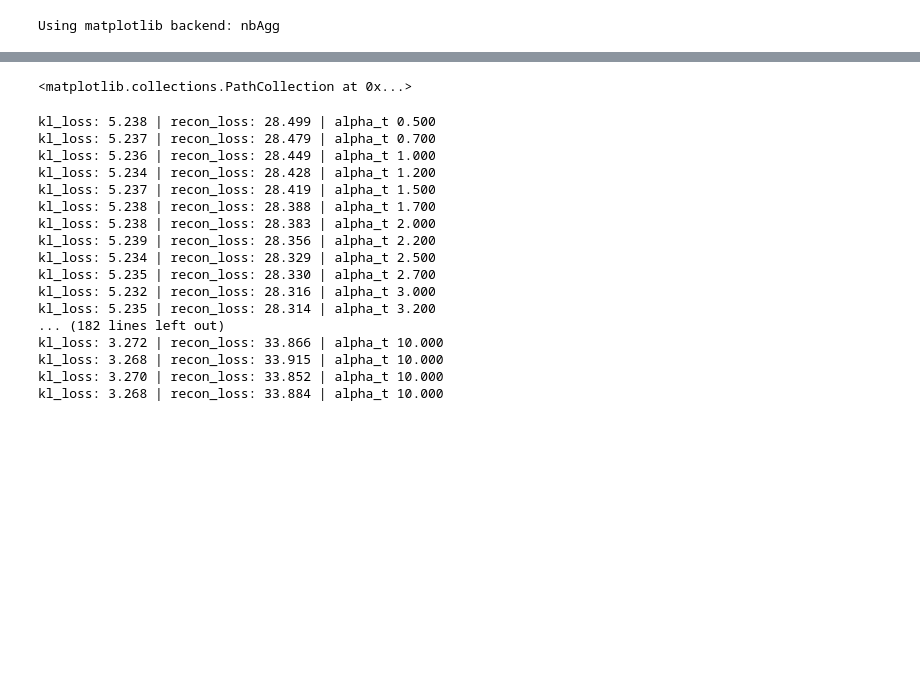
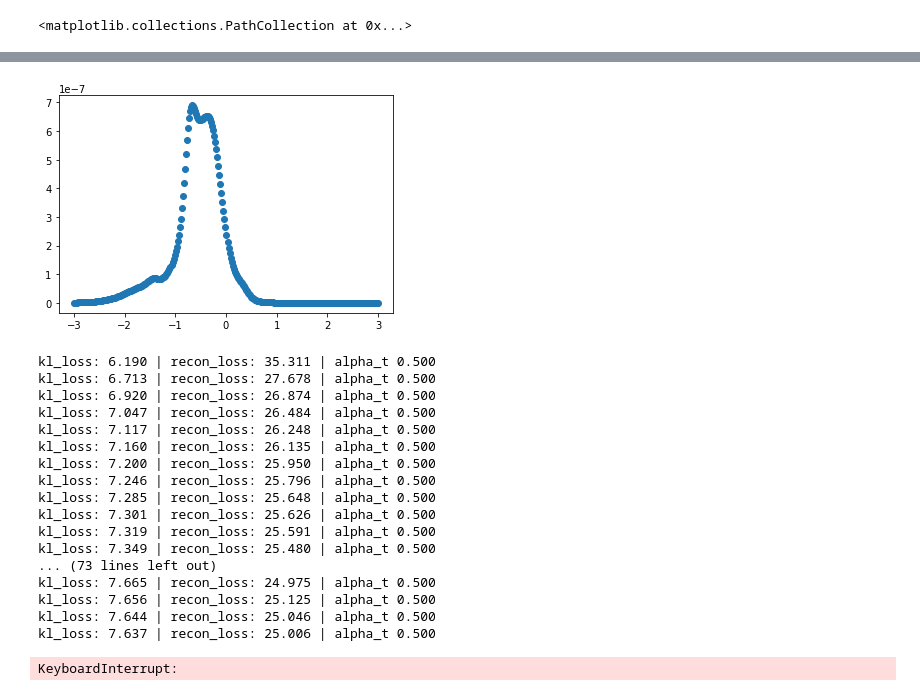
Before and after one commit to lihenryhfl/NITS, a Jupyter notebook: notebooks/vaenits.ipynb, the cells around one changed output, grey strips where cells are left out. Cells and saved outputs as stored; diff of their text form; code cells hidden in the pictures; blank space fills up the shorter version.

```diff
--- a/notebooks/vaenits.ipynb
+++ b/notebooks/vaenits.ipynb
@@ -275,6 +231,7 @@ def scatter(X, method='', **kwargs):
     plt.scatter(X[:,0], X[:,1], **kwargs)
 # %%
 i1, i2 = 0, 1
+start, end = -3., 3.
 # %%
 # %matplotlib inline
 
@@ -327,10 +283,10 @@ model = VAEPIN(d=d, arch=[D, 256, 512],
 # %%
-%matplotlib
+# %matplotlib
 
-x2 = torch.linspace(0, 1, 300, device='cpu').reshape(-1, 1).tile((1, d))
+x2 = torch.linspace(start, end, 300, device='cpu').reshape(-1, 1).tile((1, d))
 
 y2 = model.p_z(x2)
 
 plt.scatter(x2[:,0].detach().cpu(), y2[:,0].detach().cpu())
 # %% [output]
-Using matplotlib backend: nbAgg
+<matplotlib.collections.PathCollection at 0x...>
@@ -339,23 +293,24 @@ Using matplotlib backend: nbAgg
-<matplotlib.collections.PathCollection at 0x...>
+[figure, added]
 # %%
 model = model.to(device)
-model.train_model(x, epochs=1000, print_every=5, lr=1e-3)
+model.train_model(x, epochs=10000, print_every=10, lr=1e-3)
 # %% [output]
-kl_loss: 5.238 | recon_loss: 28.499 | alpha_t 0.500
-kl_loss: 5.237 | recon_loss: 28.479 | alpha_t 0.700
-kl_loss: 5.236 | recon_loss: 28.449 | alpha_t 1.000
-kl_loss: 5.234 | recon_loss: 28.428 | alpha_t 1.200
-kl_loss: 5.237 | recon_loss: 28.419 | alpha_t 1.500
-kl_loss: 5.238 | recon_loss: 28.388 | alpha_t 1.700
-kl_loss: 5.238 | recon_loss: 28.383 | alpha_t 2.000
-kl_loss: 5.239 | recon_loss: 28.356 | alpha_t 2.200
-kl_loss: 5.234 | recon_loss: 28.329 | alpha_t 2.500
-kl_loss: 5.235 | recon_loss: 28.330 | alpha_t 2.700
-kl_loss: 5.232 | recon_loss: 28.316 | alpha_t 3.000
-kl_loss: 5.235 | recon_loss: 28.314 | alpha_t 3.200
-... (182 lines left out)
-kl_loss: 3.272 | recon_loss: 33.866 | alpha_t 10.000
-kl_loss: 3.268 | recon_loss: 33.915 | alpha_t 10.000
-kl_loss: 3.270 | recon_loss: 33.852 | alpha_t 10.000
-kl_loss: 3.268 | recon_loss: 33.884 | alpha_t 10.000
+kl_loss: 6.190 | recon_loss: 35.311 | alpha_t 0.500
+kl_loss: 6.713 | recon_loss: 27.678 | alpha_t 0.500
+kl_loss: 6.920 | recon_loss: 26.874 | alpha_t 0.500
+kl_loss: 7.047 | recon_loss: 26.484 | alpha_t 0.500
+kl_loss: 7.117 | recon_loss: 26.248 | alpha_t 0.500
+kl_loss: 7.160 | recon_loss: 26.135 | alpha_t 0.500
+kl_loss: 7.200 | recon_loss: 25.950 | alpha_t 0.500
+kl_loss: 7.246 | recon_loss: 25.796 | alpha_t 0.500
+kl_loss: 7.285 | recon_loss: 25.648 | alpha_t 0.500
+kl_loss: 7.301 | recon_loss: 25.626 | alpha_t 0.500
+kl_loss: 7.319 | recon_loss: 25.591 | alpha_t 0.500
+kl_loss: 7.349 | recon_loss: 25.480 | alpha_t 0.500
+... (73 lines left out)
+kl_loss: 7.665 | recon_loss: 24.975 | alpha_t 0.500
+kl_loss: 7.656 | recon_loss: 25.125 | alpha_t 0.500
+kl_loss: 7.644 | recon_loss: 25.046 | alpha_t 0.500
+kl_loss: 7.637 | recon_loss: 25.006 | alpha_t 0.500
+KeyboardInterrupt:
 # %%
```
Also changed, not shown: parts of 12 cells of this notebook, 3 other files.
